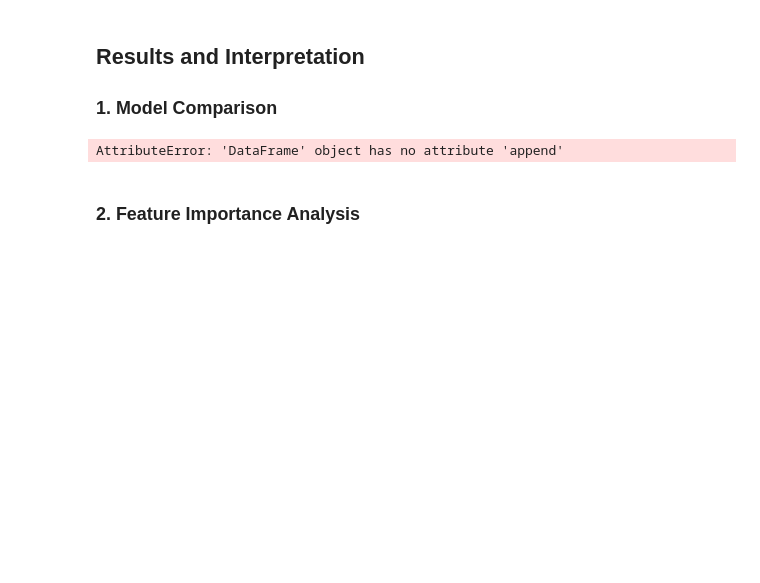
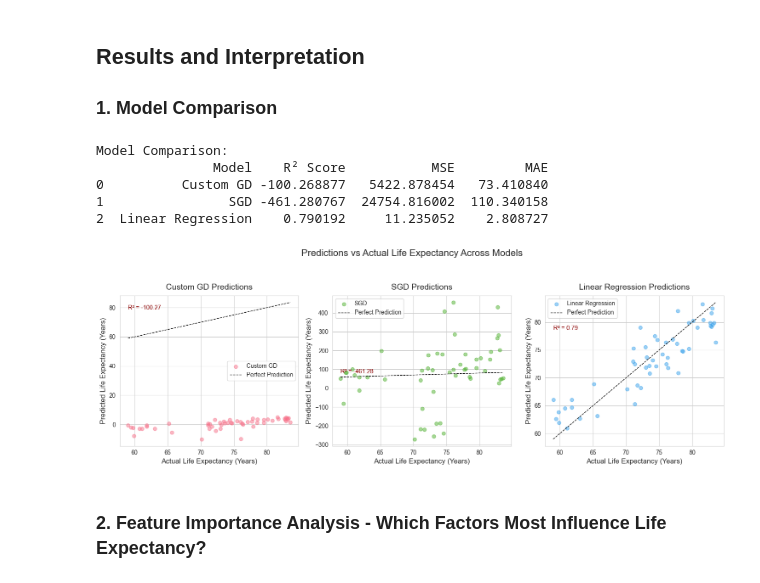
Before and after one commit to harryt50/INDE577_WDI, a Jupyter notebook: supervised learning/gradient_descent/gradient_descent_notebook.ipynb, the cells around one changed output. Cells and saved outputs as stored; diff of their text form; code cells hidden in the pictures; blank space fills up the shorter version.

```diff
--- a/supervised learning/gradient_descent/gradient_descent_notebook.ipynb
+++ b/supervised learning/gradient_descent/gradient_descent_notebook.ipynb
@@ -444,46 +432,60 @@ MAE: 110.3402
 # %%
 # Compare with Linear Regression baseline
 lr = LinearRegression()
 lr.fit(X_train, y_train)
 y_pred_lr = lr.predict(X_test)
 
 # Create comparison DataFrame
 models = {
     'Custom GD': custom_gd.predict(X_test),
     'SGD': y_pred_test,
     'Linear Regression': y_pred_lr
 }
 
-results = pd.DataFrame({
-    'Model': [],
-    'R� Score': [],
-    'MSE': [],
-    'MAE': []
-})
-
+# Collect results in a list of dictionaries
+results_list = []
 for name, predictions in models.items():
-    results = results.append({
+    results_list.append({
         'Model': name,
-        'R� Score': r2_score(y_test, predictions),
+        'R² Score': r2_score(y_test, predictions),
         'MSE': mean_squared_error(y_test, predictions),
         'MAE': mean_absolute_error(y_test, predictions)
-    }, ignore_index=True)
+    })
+
+# Create DataFrame from the list
+results = pd.DataFrame(results_list)
 
 print("Model Comparison:")
 print(results)
 
-# Plot predictions vs actual
-plt.figure(figsize=(12, 6))
-plt.scatter(y_test, y_pred_test, alpha=0.5)
-plt.plot([y_test.min(), y_test.max()], [y_test.min(), y_test.max()], 'r--', lw=2)
-plt.xlabel('Actual Life Expectancy')
-plt.ylabel('Predicted Life Expectancy')
-plt.title('Predictions vs Actual Values')
+# Plot predictions vs actual values
+fig = plt.figure(figsize=(15, 5))
+colors = sns.color_palette("husl", 3)  # One color per model
+
+for i, (name, predictions) in enumerate(models.items(), 1):
+    plt.subplot(1, 3, i)
+    plt.scatter(y_test, predictions, alpha=0.5, color=colors[i-1], label=name)
+    plt.plot([y_test.min(), y_test.max()], [y_test.min(), y_test.max()],
+             'k--', lw=1, label='Perfect Prediction')
+    plt.xlabel('Actual Life Expectancy (Years)')
+    plt.ylabel('Predicted Life Expectancy (Years)')
+    plt.title(f'{name} Predictions', pad=10)
+    plt.legend()
+    r2 = r2_score(y_test, predictions)
+    plt.text(y_test.min(), y_test.max() - 5, f'R² = {r2:.2f}', fontsize=10, color='darkred')
+
+plt.suptitle('Predictions vs Actual Life Expectancy Across Models', fontsize=16, y=1.05)
+plt.tight_layout()
 plt.show()
 # %% [output]
-AttributeError: 'DataFrame' object has no attribute 'append'
+Model Comparison:
+               Model    R² Score           MSE         MAE
+0          Custom GD -100.268877   5422.878454   73.410840
+1                SGD -461.280767  24754.816002  110.340158
+2  Linear Regression    0.790192     11.235052    2.808727
+[figure, added]
 # %% [markdown]
-### 2. Feature Importance Analysis
+### 2. Feature Importance Analysis - Which Factors Most Influence Life Expectancy?
 # %%
 def analyze_feature_importance(model, feature_names):
     # Get feature coefficients
```
Also changed, not shown: parts of 10 cells of this notebook, 1 other file.
